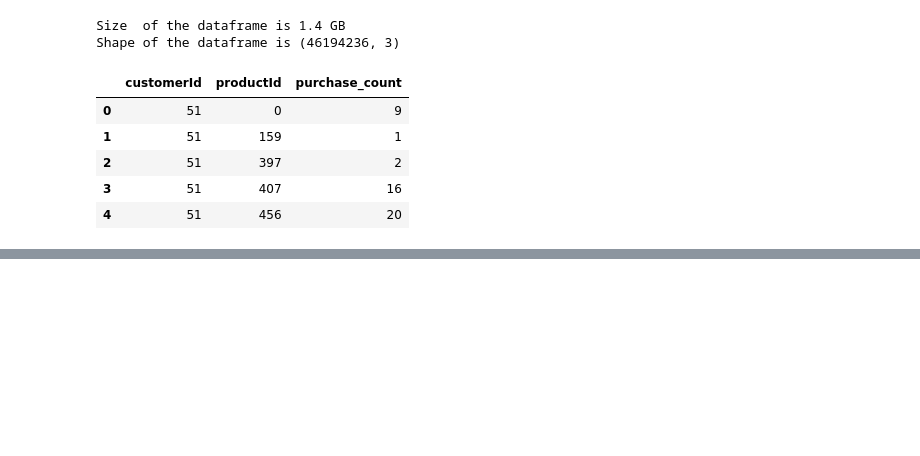
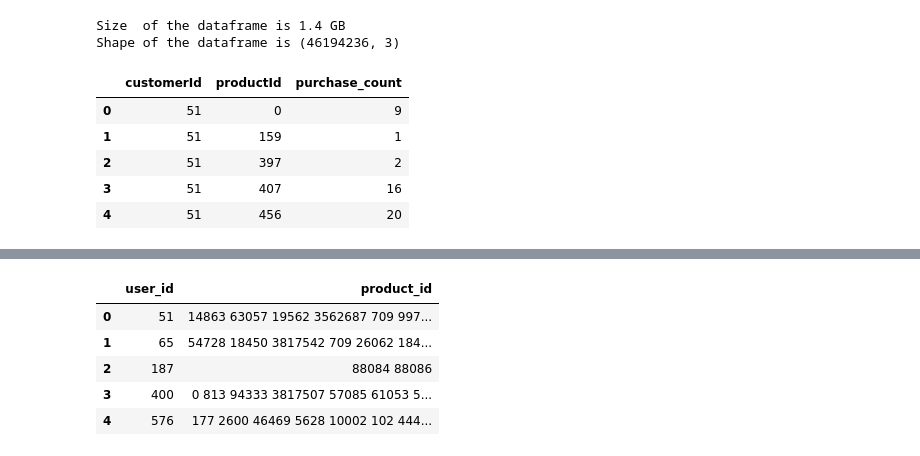
Before and after one commit to egorgladin/goods_prediction, a Jupyter notebook: goods_prediction.ipynb, the cells around one changed output, grey strips where cells are left out. Drawn from its saved outputs; the diff is of its cells as text; code cells hidden in the pictures; blank space fills up the shorter version.

```diff
--- a/goods_prediction.ipynb
+++ b/goods_prediction.ipynb
@@ -279,0 +165,11 @@ print(set(orders2).difference(orders1))
+# %%
+data4 = data3.groupby(['user_id'])['product_id'] \
+             .apply(lambda x: ' '.join([str(el) for el in x[:min(50, len(x))]])).reset_index()
+data4.head()
+# %% [output]
+|  | user_id | product_id |
+| 0 | 51 | 14863 63057 19562 3562687 709 997... |
+| 1 | 65 | 54728 18450 3817542 709 26062 184... |
+| 2 | 187 | 88084 88086 |
+| 3 | 400 | 0 813 94333 3817507 57085 61053 5... |
+| 4 | 576 | 177 2600 46469 5628 10002 102 444... |
```
Also changed, not shown: parts of 32 cells of this notebook.
